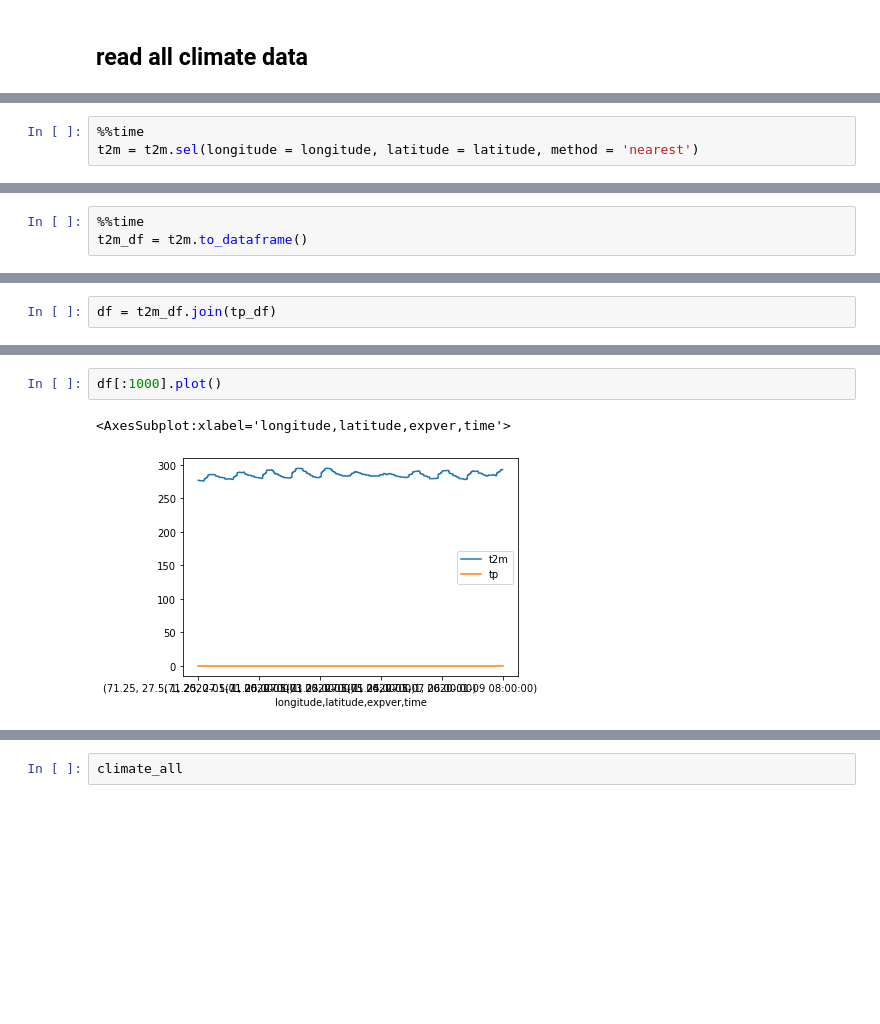
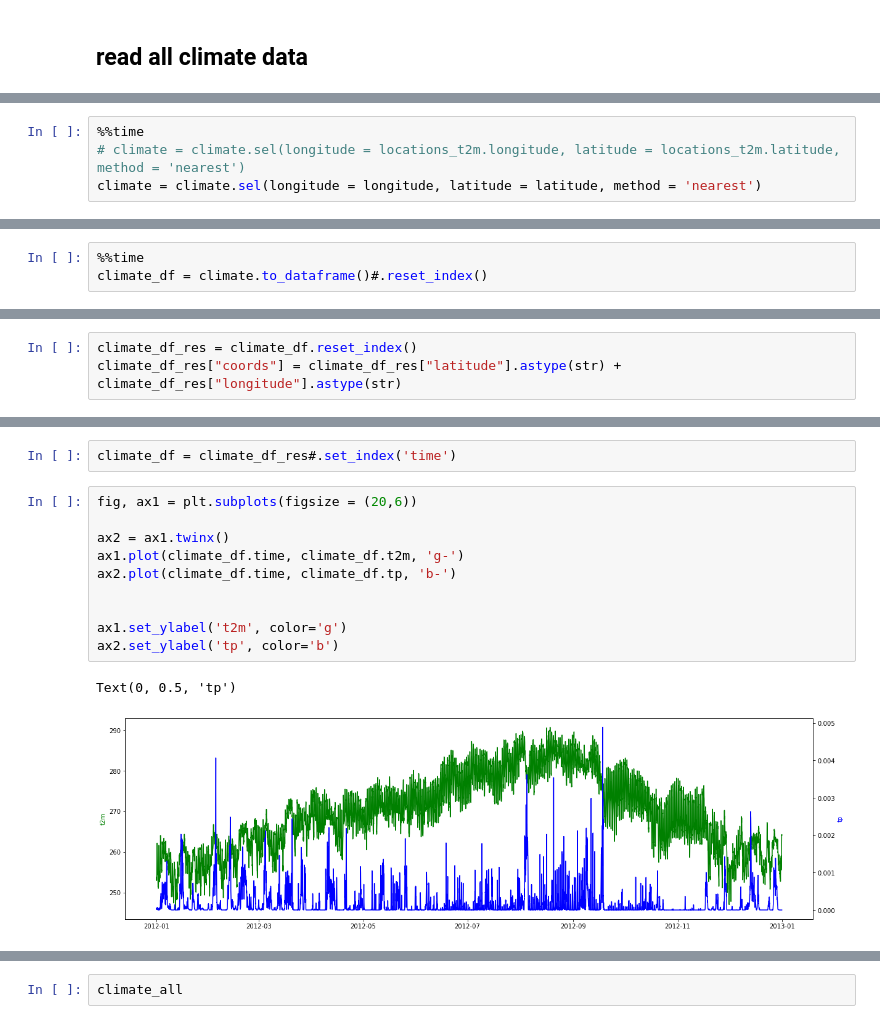
Before and after one commit to varyabazilova/hma_regions, a Jupyter notebook: timeseries_for_locations.ipynb, the cells around one changed output, grey strips where cells are left out. Cells and saved outputs as stored; diff of their text form; blank space fills up the shorter version.

```diff
--- a/timeseries_for_locations.ipynb
+++ b/timeseries_for_locations.ipynb
@@ -101,4 +124,5 @@ latitude  = locations.latitude
 # %%
 %%time
-t2m = t2m.sel(longitude = longitude, latitude = latitude, method = 'nearest')
+# climate = climate.sel(longitude = locations_t2m.longitude, latitude = locations_t2m.latitude, method = 'nearest')
+climate = climate.sel(longitude = longitude, latitude = latitude, method = 'nearest')
 # %% [output]
@@ -113,4 +131,4 @@ Wall time: 2.26 ms
 # %%
 %%time
-t2m_df = t2m.to_dataframe()
+climate_df = climate.to_dataframe()#.reset_index()
 # %% [output]
@@ -125,2 +146,3 @@ Wall time: 35.4 s
 # %%
-df = t2m_df.join(tp_df)
+climate_df_res = climate_df.reset_index()
+climate_df_res["coords"] = climate_df_res["latitude"].astype(str) + climate_df_res["longitude"].astype(str)
@@ -127,6 +155,16 @@ df = t2m_df.join(tp_df)
 # %%
-df[:1000].plot()
+climate_df = climate_df_res#.set_index('time')
-# %% [output]
-<AxesSubplot:xlabel='longitude,latitude,expver,time'>
-[figure, removed]
+# %%
+fig, ax1 = plt.subplots(figsize = (20,6))
+
+ax2 = ax1.twinx()
+ax1.plot(climate_df.time, climate_df.t2m, 'g-')
+ax2.plot(climate_df.time, climate_df.tp, 'b-')
+
+
+ax1.set_ylabel('t2m', color='g')
+ax2.set_ylabel('tp', color='b')
+# %% [output]
+Text(0, 0.5, 'tp')
+[figure, added]
 # %%
```
Also changed, not shown: parts of 15 cells of this notebook, 3 other files.
